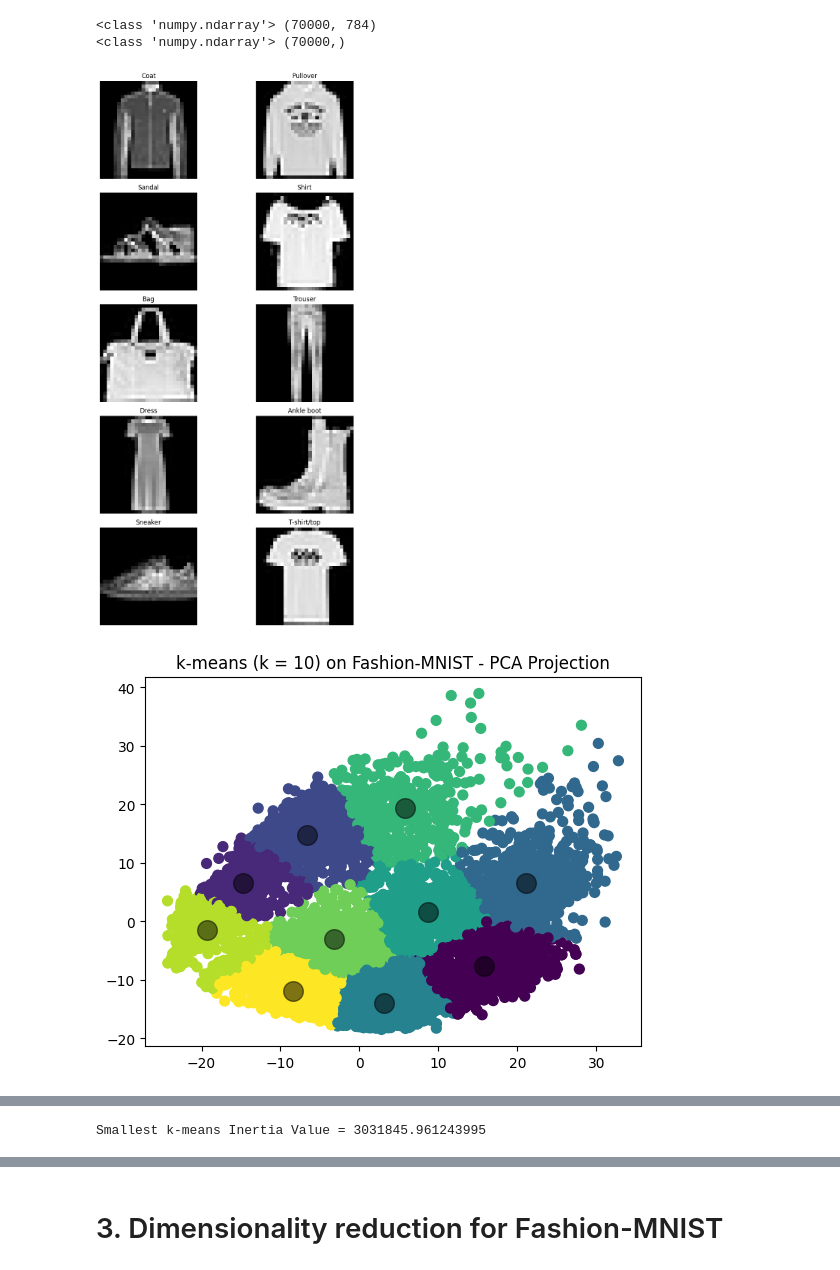
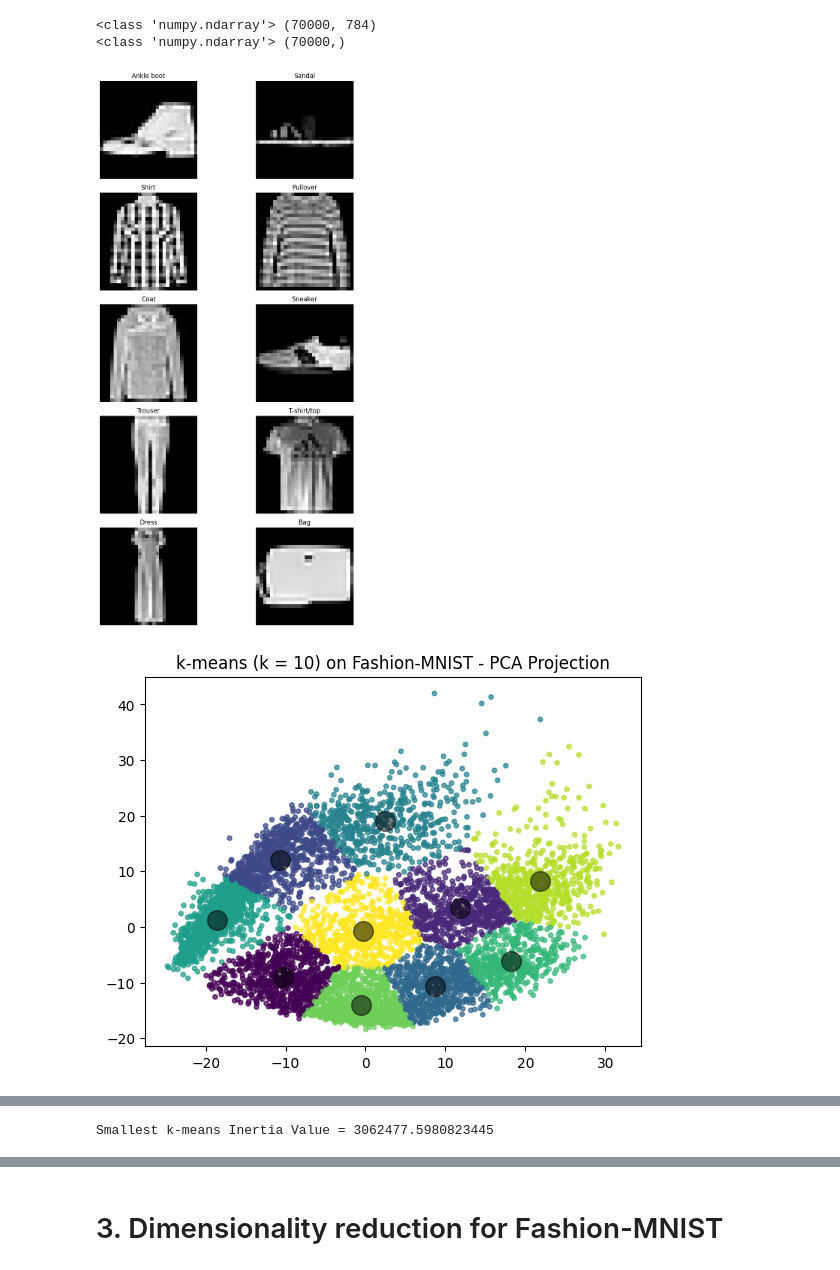
Before and after one commit to Shinyhunter95/math-data-science-course-Project2, a Jupyter notebook: project2.ipynb, the cells around one changed output, grey strips where cells are left out. Drawn from its saved outputs; the diff is of its cells as text; code cells hidden in the pictures.

```diff
--- a/project2.ipynb
+++ b/project2.ipynb
@@ -111,7 +111,7 @@ from sklearn.decomposition import PCA
 from sklearn.model_selection import train_test_split
 
 #Split the data 90/10
-X_90, X_10, y_90, y_10 = train_test_split(X, y, test_size=0.1)
+X_90, X_10, y_90, y_10 = train_test_split(X, y, test_size=0.1, random_state=0)
 
 #Graph of the Data
 
@@ -135,7 +135,7 @@ while i < 10:
 plt.tight_layout()
 plt.show()
 
-# #Preprocessing
+#Preprocessing
 X_p = X_10 / 255.0
 scaler = StandardScaler()
 X_scaled = scaler.fit_transform(X_p)
@@ -155,36 +155,35 @@ kmeans_labels_pca = kmeans_pca.labels_
 
 plt.figure()
 plt.title("k-means (k = 10) on Fashion-MNIST - PCA Projection")
-plt.scatter(X_pca[:, 0], X_pca[:, 1], c=kmeans_labels_pca, s=50, cmap='viridis')
+plt.scatter(X_pca[:, 0], X_pca[:, 1], c=kmeans_labels_pca, cmap='viridis', s=10, alpha=0.7)
 plt.scatter(cluster_centers_pca[:, 0], cluster_centers_pca[:, 1], c='black', s=200, alpha=0.5)
 plt.show()
 
 cm = confusion_matrix(y_10, cluster_labels)
 
-#Confusion matrix will look different upon each rerun because it gets a different chunck of data 90/10 split
 #Confusion matrix with remapped data
 row_ind, col_ind = linear_sum_assignment(-cm)
 remapped_cluster_labels = np.zeros_like(cluster_labels)
 for i in range(len(row_ind)):
     remapped_cluster_labels[cluster_labels == row_ind[i]] = col_ind[i]
 final_cm = confusion_matrix(y_10, remapped_cluster_labels)
 
 disp = ConfusionMatrixDisplay(confusion_matrix=final_cm)
 disp.plot(cmap=plt.cm.Blues)
 plt.show()
 
 #Elbow
 inertia = []
 for i in range(1,11):
     kmeans = KMeans(n_clusters=i, random_state=0).fit(X_scaled)
     inertia.append(kmeans.inertia_)
 print("Smallest k-means Inertia Value =", min(inertia))
 
 plt.figure()
 plt.plot(range(1,11), inertia, marker='o')
 plt.xlabel('Number of clusters')
 plt.ylabel('Inertia')
 plt.show()
 # %% [output]
-[figure, old version]
+[figure, new version]
-[figure, old version]
+[figure, new version]
@@ -192 +191 @@ plt.show()
-Smallest k-means Inertia Value = 3031845.961243995
+Smallest k-means Inertia Value = 3062477.5980823445
```
Also changed, not shown: parts of 3 cells of this notebook.
